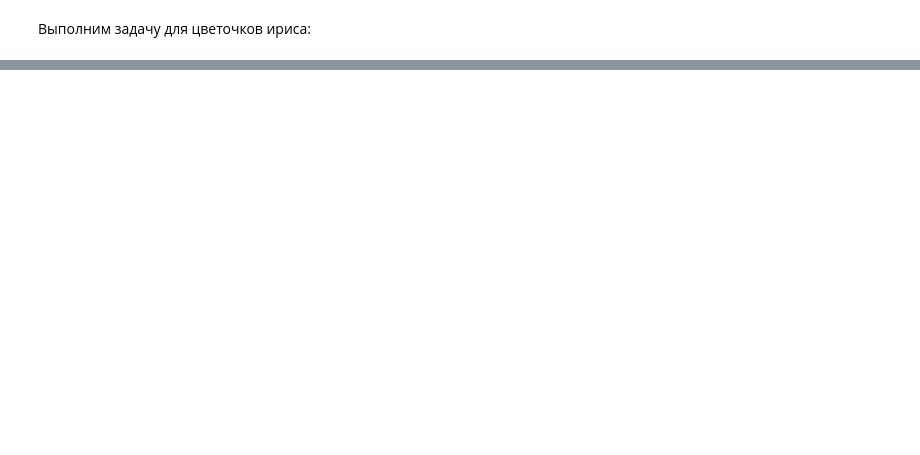
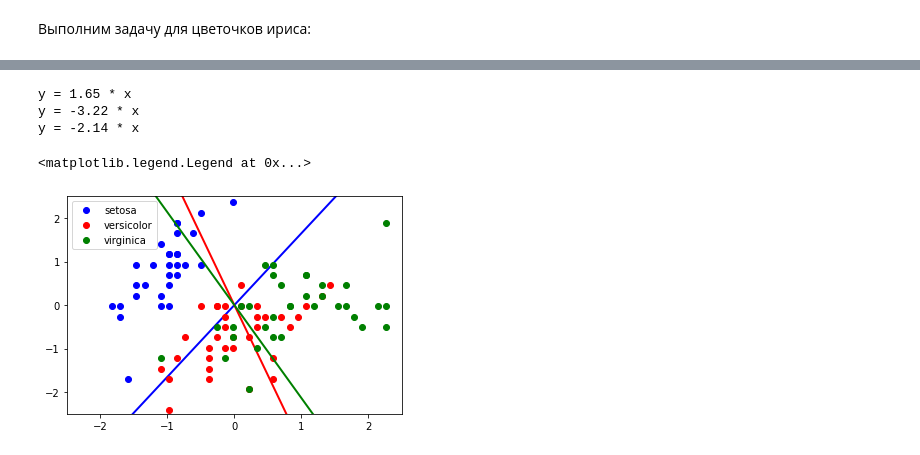
Before and after one commit to ShamanValenok117/ML, a Jupyter notebook: HW_2/HW_2.ipynb, the cells around one changed output, grey strips where cells are left out. Saved outputs shown, nothing was run; the diff lists cells and outputs as text; code cells hidden in the pictures; blank space fills up the shorter version.

Commit message:
HW_2 logit + ova

```diff
--- a/HW_2/HW_2.ipynb
+++ b/HW_2/HW_2.ipynb
@@ -204,0 +171,5 @@ logit(X,params).T,   (logit(X,params).T > .5).astype(int)   ,   Y.T
+# %%
+def deriv_loss_function(x, alpha, y_):
+    a = logit(x,alpha) - y_
+    coef = a*x
+    return np.mean(coef,axis=0).reshape(-1,1) , np.mean(a,axis=0)
@@ -226,6 +238,5 @@ array([[0.226],
 # %%
 import copy
-
+Y = Y.reshape(-1,1)
 Y_ = copy.copy(Y)
 np.place(Y_, Y_ != 0, 1)
-Y , Y_
@@ -283,0 +509,18 @@ logit(X,params).T, logit(X,params).T < .5 , y_.T == 0
+# %%
+coefs = []
+#Y=0
+params =  np.random.random((6,1))
+params = log_regression_Adadelta(X,params,np.array(Y==0 , dtype=np.int8 ))
+coefs.append(params)
+
+#Y=1
+params =  np.random.random((6,1))
+params = log_regression_Adadelta(X,params,np.array(Y==1 , dtype=np.int8 ),learning_rate= .9,epoch = 3000)
+coefs.append(params)
+
+#Y=2
+params =  np.random.random((6,1))
+params = log_regression_Adadelta(X,params,np.array(Y==2 , dtype=np.int8 ),learning_rate= .2, epoch = 2000)
+coefs.append(params)
+
+[alpha.T for alpha in coefs]
@@ -283,0 +564,24 @@ logit(X,params).T, logit(X,params).T < .5 , y_.T == 0
+# %%
+# Это график с новым параметром в разделяющей гиперплоскости = 1
+cols = ['blue','red', 'green' ]
+class_names = iris.target_names
+plt.xlim( (-2.5, 2.5) )
+plt.ylim( (-2.5, 2.5) )
+
+# построим выборки
+for  i in np.unique(Y):
+    plt.plot(X[Y[:,0]==i,0] , X[Y[:,0]==i,1], 'o',label = f'{class_names[i]}', color = cols[i]  )
+
+    k = -coefs[i][1][0]/coefs[i][0][0]
+    print(f'y = {k:.2f} * x')
+    x_axis = np.linspace(-50,50)
+    y_axis = k * x_axis
+    plt.plot(x_axis, y_axis, linewidth=2, color = cols[i])
+
+plt.legend(loc='best')
+# %% [output]
+y = 1.65 * x
+y = -3.22 * x
+y = -2.14 * x
+<matplotlib.legend.Legend at 0x...>
+[figure, added]
```
Also changed, not shown: parts of 69 cells of this notebook.
